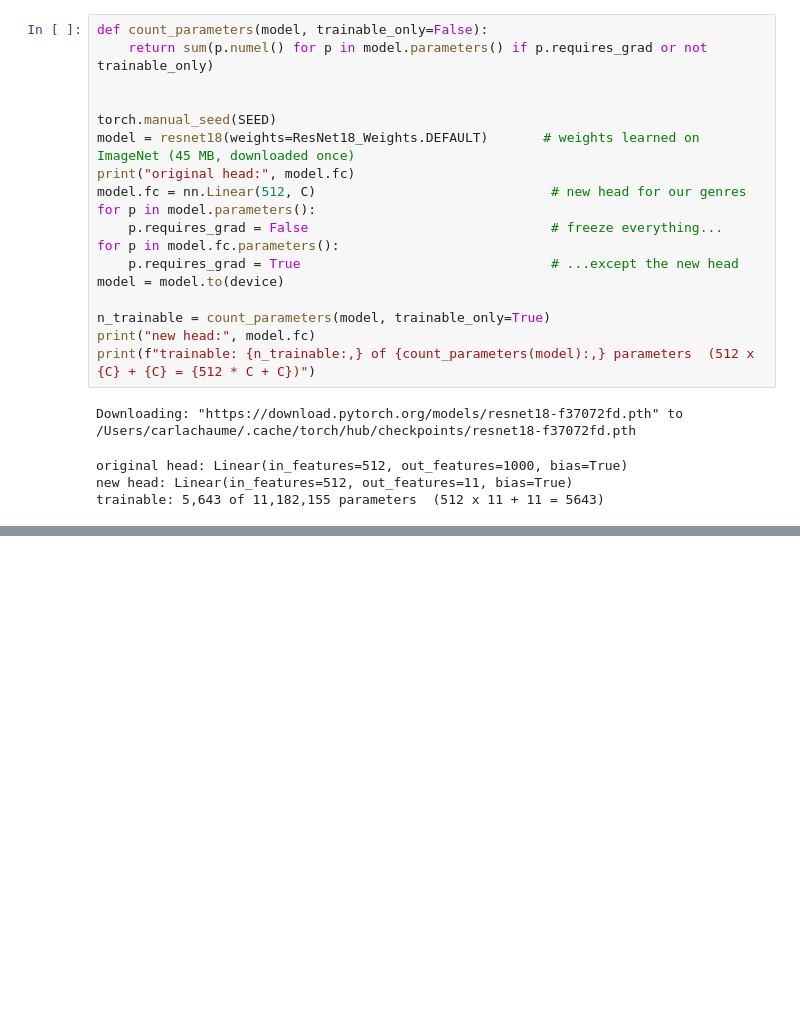
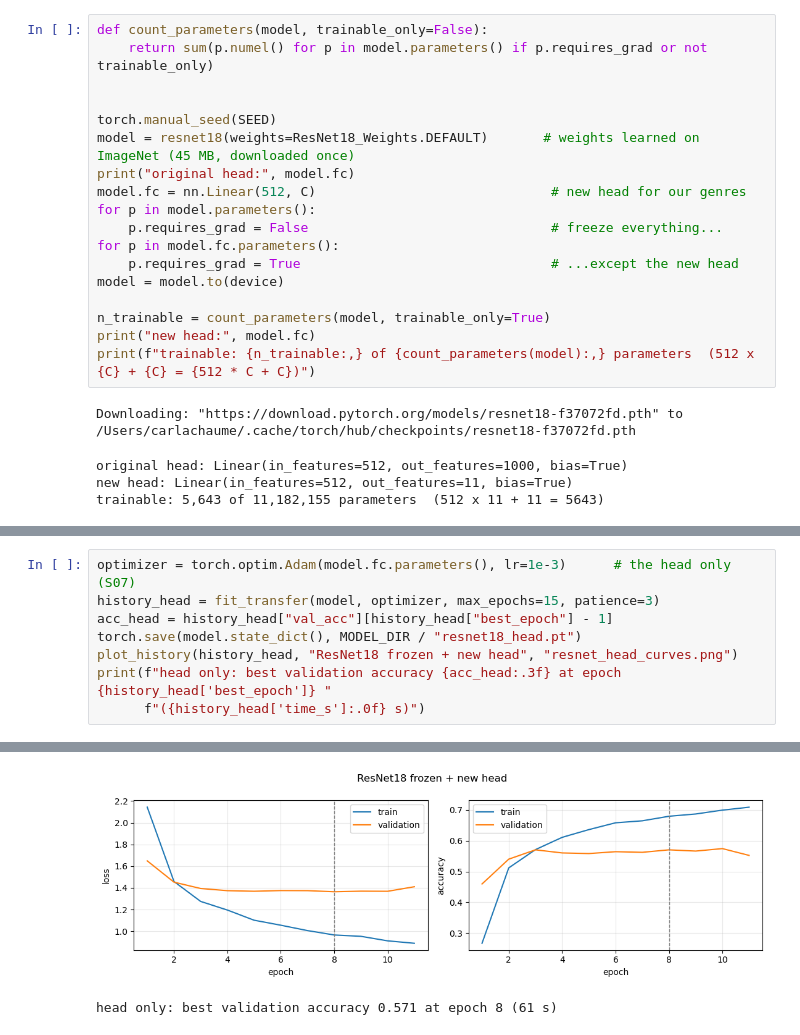
Before and after one commit to lcaquelin/Neural_Networks, a Jupyter notebook: notebooks/05_resnet.ipynb, the cells around one changed output, grey strips where cells are left out. Drawn from its saved outputs; the diff is of its cells as text; blank space fills up the shorter version.

Commit message:
Train the new head with early stopping: 57.1% validation accuracy

```diff
--- a/notebooks/05_resnet.ipynb
+++ b/notebooks/05_resnet.ipynb
@@ -104,0 +175,9 @@ trainable: 5,643 of 11,182,155 parameters  (512 x 11 + 11 = 5643)
+# %%
+optimizer = torch.optim.Adam(model.fc.parameters(), lr=1e-3)      # the head only (S07)
+history_head = fit_transfer(model, optimizer, max_epochs=15, patience=3)
+acc_head = history_head["val_acc"][history_head["best_epoch"] - 1]
+torch.save(model.state_dict(), MODEL_DIR / "resnet18_head.pt")
+plot_history(history_head, "ResNet18 frozen + new head", "resnet_head_curves.png")
+print(f"head only: best validation accuracy {acc_head:.3f} at epoch {history_head['best_epoch']} "
+      f"({history_head['time_s']:.0f} s)")
+# %% [output]
@@ -104,0 +196,2 @@ trainable: 5,643 of 11,182,155 parameters  (512 x 11 + 11 = 5643)
+[figure, added]
+head only: best validation accuracy 0.571 at epoch 8 (61 s)
```
Also changed, not shown: parts of 4 cells of this notebook, 1 other file.
